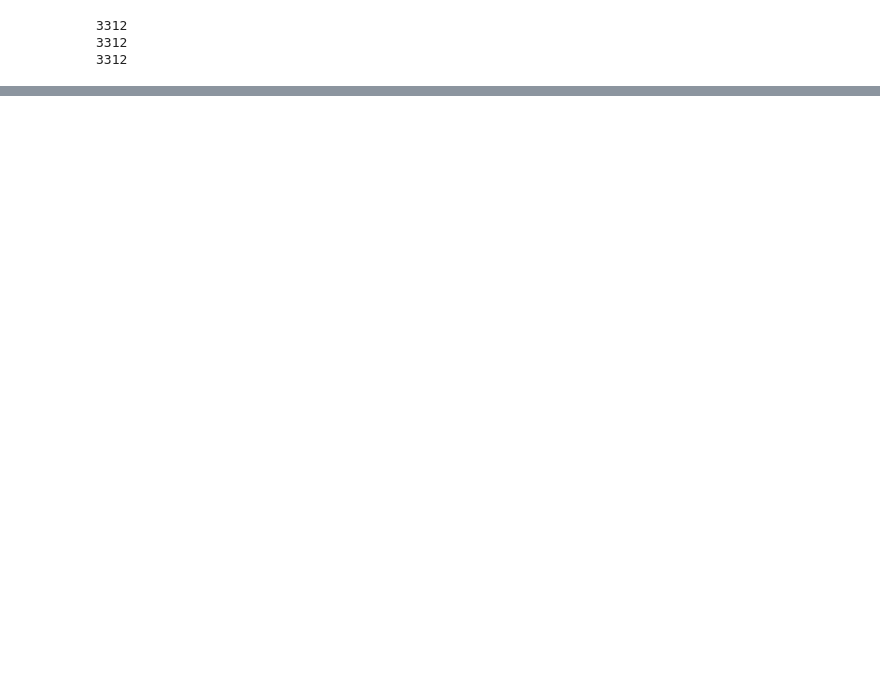
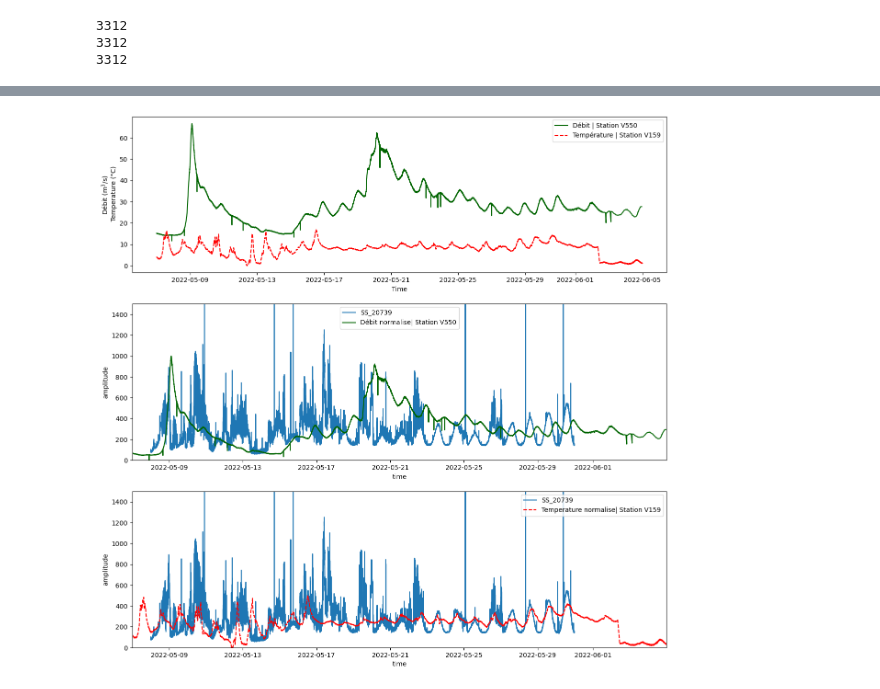
Before and after one commit to jgovoort/sismo-memo, a Jupyter notebook: hydro-glacier.ipynb, the cells around one changed output, grey strips where cells are left out. Drawn from its saved outputs; the diff is of its cells as text; code cells hidden in the pictures; blank space fills up the shorter version.

```diff
--- a/hydro-glacier.ipynb
+++ b/hydro-glacier.ipynb
@@ -262,2 +236,49 @@ plt.show()
+# %%
+max_velos = np.amax(gauging_velos)
+min_velos = np.amin(gauging_velos)
+normalise_velos = (gauging_velos - min_velos)/(max_velos-min_velos)*1000
+
+max_temp = np.amax(temp)
+min_temp = np.amin(temp)
+normalise_temp = (temp - min_temp)/(max_temp-min_temp)*500
+
+fig = plt.subplots(3, 1, figsize=(15, 15))
+plt.subplot(3, 1, 1)
+
+
+plt.plot(gauging_time, gauging_velos, label = 'Débit | Station V550', c='darkgreen')
+plt.plot(temp_time, temp, label = 'Température | Station V159', c='red', linestyle='dashed' )
+plt.xlabel('Time')
+plt.ylabel('Débit (m$^3$/s) \n Temperature (°C)')
+plt.legend()
+
+
+plt.subplot(3, 1, 2)
+
+#plt.plot(noise_time773,median773, label='SS_20773')
+plt.xlim((temp_time[0],temp_time[len(temp_time)-1]))
+plt.ylim((0,1500))
+plt.plot(noise_time739,median739, label='SS_20739')
+plt.plot(gauging_time,normalise_velos, label = 'Débit normalise| Station V550', c='darkgreen')
+plt.xlabel('time')
+plt.ylabel('amplitude')
+
+plt.legend()
+
+plt.subplot(3, 1, 3)
+
+#plt.plot(noise_time773,median773, label='SS_20773')
+plt.xlim((temp_time[0],temp_time[len(temp_time)-1]))
+plt.ylim((0,1500))
+plt.plot(noise_time739,median739, label='SS_20739')
+plt.plot(temp_time,normalise_temp, label = 'Temperature normalise| Station V159', c='red',linestyle='dashed')
+plt.xlabel('time')
+plt.ylabel('amplitude')
+
+plt.legend()
+
+plt.show()
+# %% [output]
+[figure, added]
 # %%
 root = "D:\\Nodes_ablation_zone\All_comp_DP_\\"
```
Also changed, not shown: parts of 9 cells of this notebook.
